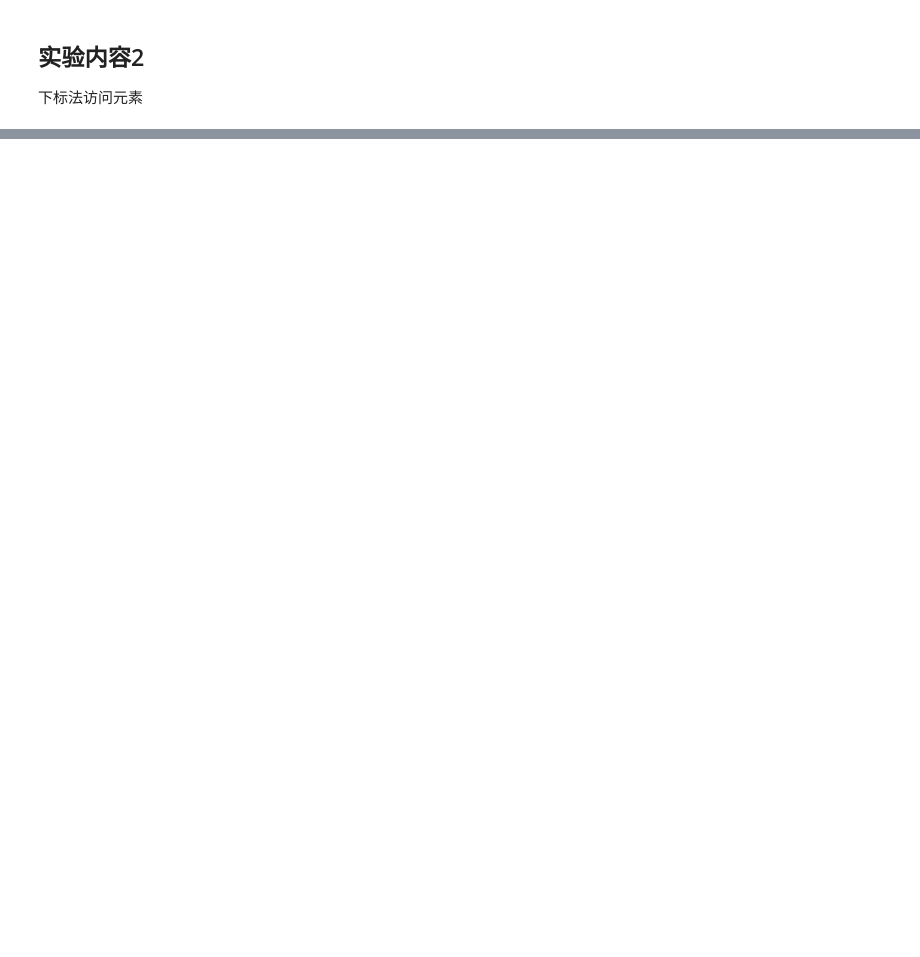
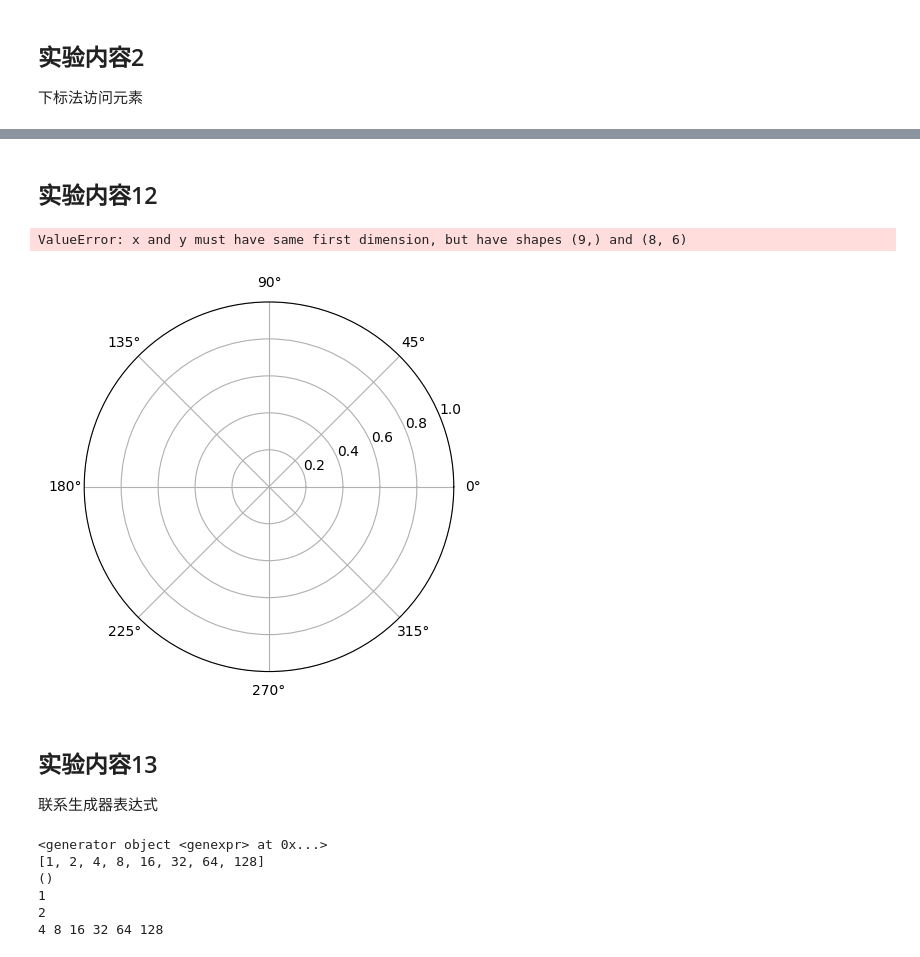
Before and after one commit to xwwwb/python_visual, a Jupyter notebook: ExperimentFour/main.ipynb, the cells around one changed output, grey strips where cells are left out. Saved outputs shown, nothing was run; the diff lists cells and outputs as text; code cells hidden in the pictures; blank space fills up the shorter version.

```diff
--- a/ExperimentFour/main.ipynb
+++ b/ExperimentFour/main.ipynb
@@ -56,0 +387,51 @@ IndexError: list index out of range
+# %% [markdown]
+## 实验内容12
+# %%
+import numpy as np
+import matplotlib.pyplot as plt
+
+radar_labels = np.array(
+    ['C++', 'Python', '高等数学', '大学英语', '电路分析', '软件工程', '计算机网络', '数据结构', 'C++'])
+data = np.array(
+    [[80, 75, 85, 82, 70, 65],
+     [95, 85, 90, 80, 75, 92],
+     [78, 74, 71, 70, 80, 82],
+     [85, 82, 80, 76, 73, 72],
+     [50, 75, 80, 86, 72, 67],
+     [72, 85, 80, 90, 76, 81],
+     [82, 75, 89, 91, 82, 70],
+     [90, 85, 55, 92, 81, 77]])
+data_labels = ("文英", "赵普", "颜燕", "李科", "董晓", "杨阳")
+angles = np.linspace(0, 2 * np.pi, 9)
+fig = plt.figure(facecolor="white")
+plt.subplot(111, polar=True)
+plt.plot(angles, data, 'o-', linewidth=1)
+plt.thetagrids(angles * 180 / np.pi, radar_labels)
+plt.figtext(0.52, 0.95, "某组学生课程成绩", ha='center', size=20)
+legend = plt.legend(data_labels, loc=(0.94, 0.80), labelspacing=0.1)
+plt.setp(legend.get_texts(), fontsize='large')
+plt.grid(True)
+plt.show()
+# %% [output]
+ValueError: x and y must have same first dimension, but have shapes (9,) and (8, 6)
+[figure, added]
+# %% [markdown]
+## 实验内容13
+联系生成器表达式
+# %%
+gen = (2 ** i for i in range(8))
+print(gen)
+print(list(gen))
+print(tuple(gen))  # 上一步操作 用完了生成器中的所有元素 要重新生成
+gen = (2 ** i for i in range(8))
+print(next(gen))
+print(next(gen))
+for item in gen:
+    print(item, end=' ')
+# %% [output]
+<generator object <genexpr> at 0x...>
+[1, 2, 4, 8, 16, 32, 64, 128]
+()
+1
+2
+4 8 16 32 64 128
```
Also changed, not shown: parts of 21 cells of this notebook.
